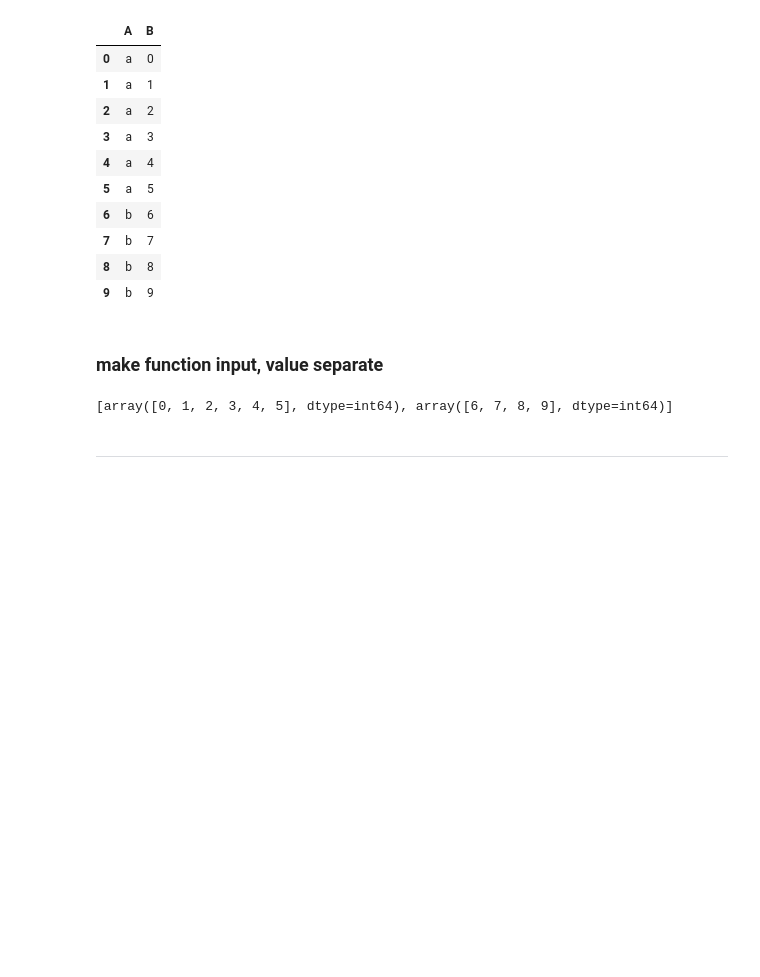
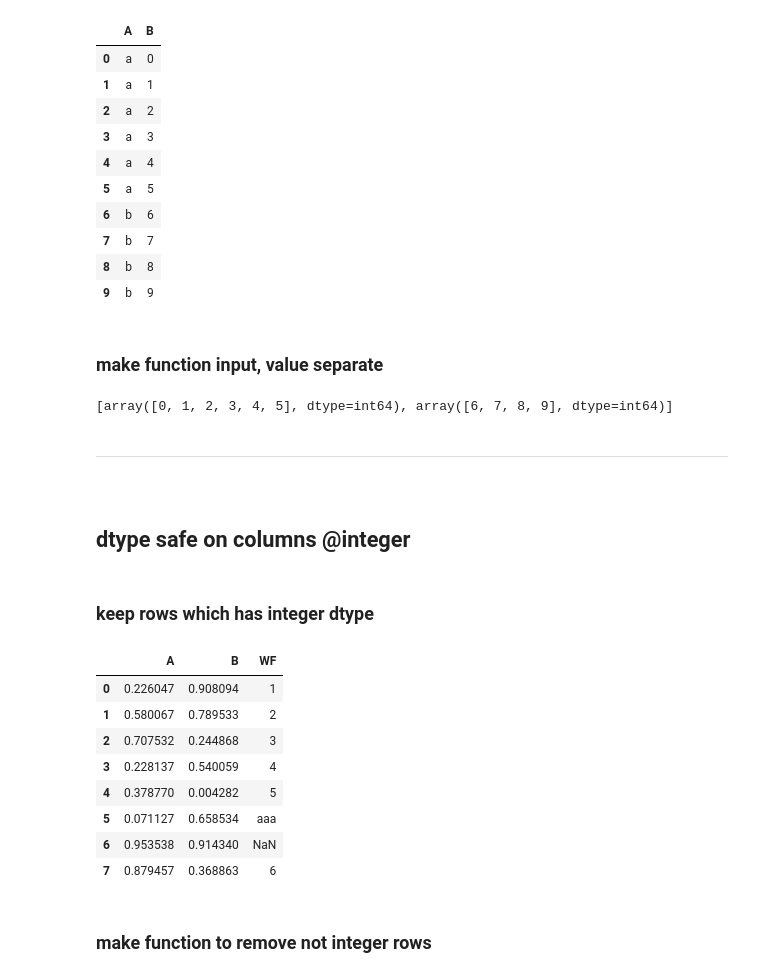
Before and after one commit to lch1000m/Code_Snippets, a Jupyter notebook: python/pandas/pandas.ipynb, the cells around one changed output. Saved outputs shown, nothing was run; the diff lists cells and outputs as text; code cells hidden in the pictures; blank space fills up the shorter version.

```diff
--- a/python/pandas/pandas.ipynb
+++ b/python/pandas/pandas.ipynb
@@ -429,3 +430,9 @@ res
 [array([0, 1, 2, 3, 4, 5], dtype=int64), array([6, 7, 8, 9], dtype=int64)]
 # %% [markdown]
 ---
+# %% [markdown]
+<a id="ds_integer"></a>
+# %% [markdown]
+## dtype safe on columns @integer
+# %% [markdown]
+### keep rows which has integer dtype
@@ -431,0 +441,18 @@ res
+# %%
+sp1 = pd.read_table(
+    r'C:\Codes\Snippets\python\pandas\dtype_safer_int.txt',
+)
+# %%
+sp1
+# %% [output]
+|  | A | B | WF |
+| 0 | 0.226047 | 0.908094 | 1 |
+| 1 | 0.580067 | 0.789533 | 2 |
+| 2 | 0.707532 | 0.244868 | 3 |
+| 3 | 0.228137 | 0.540059 | 4 |
+| 4 | 0.378770 | 0.004282 | 5 |
+| 5 | 0.071127 | 0.658534 | aaa |
+| 6 | 0.953538 | 0.914340 | NaN |
+| 7 | 0.879457 | 0.368863 | 6 |
+# %% [markdown]
+### make function to remove not integer rows
```
Also changed, not shown: parts of 6 cells of this notebook, 1 other file.
